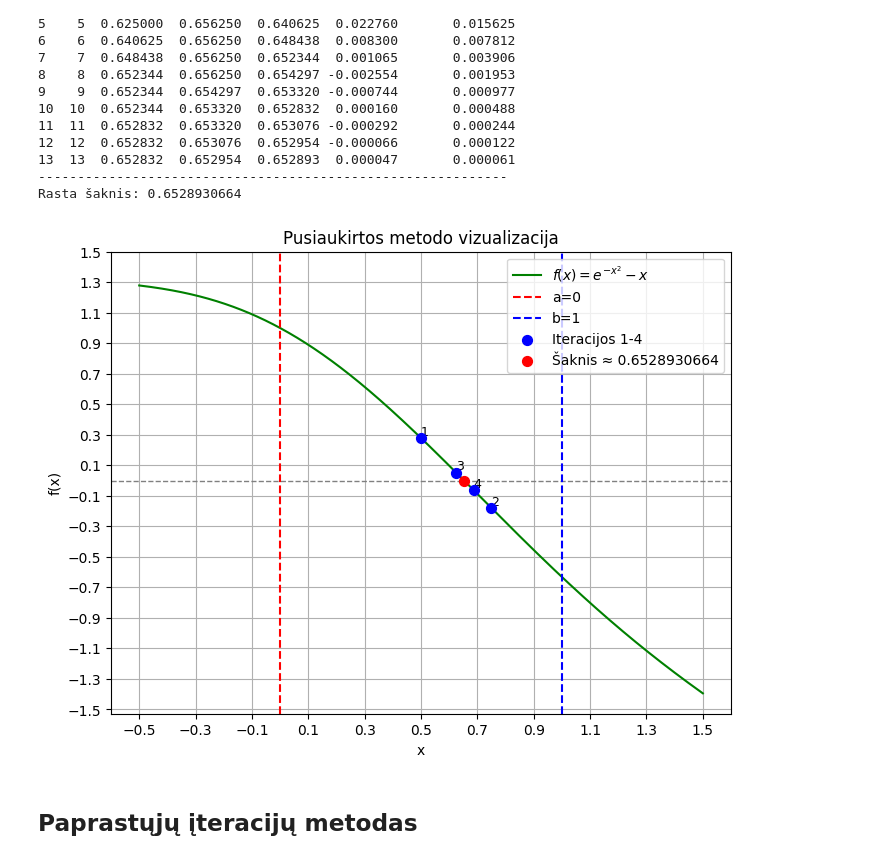
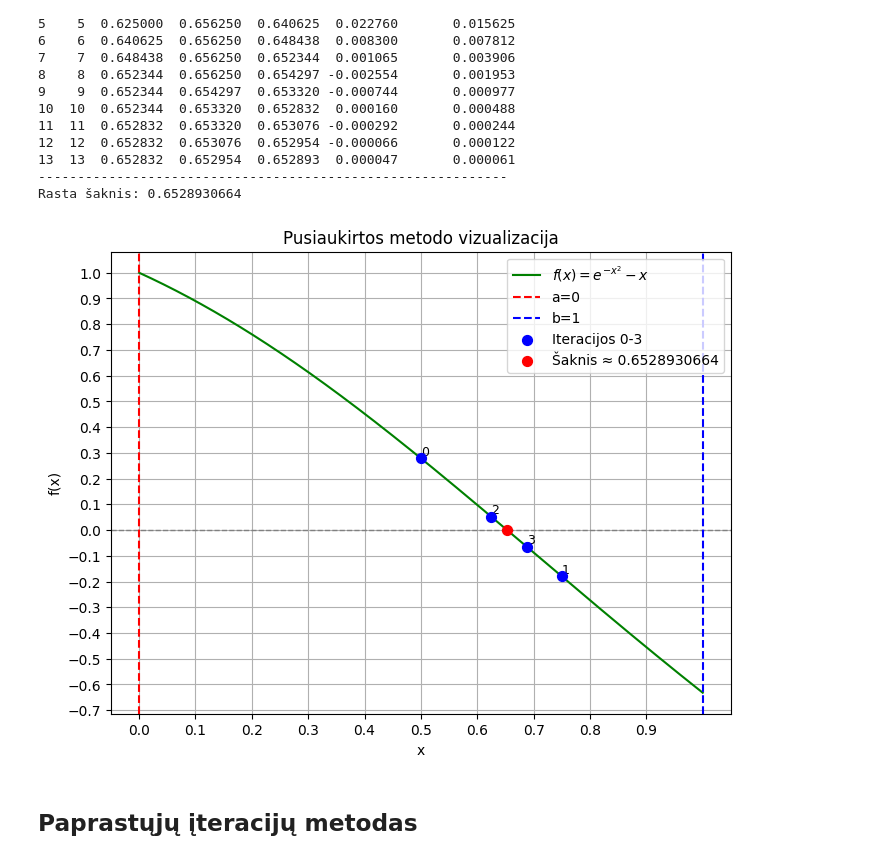
Before and after one commit to ignascerniauskas/SKAITINIAI-METODAI, a Jupyter notebook: I_Lab.ipynb, the cells around one changed output. Drawn from its saved outputs; the diff is of its cells as text; code cells hidden in the pictures.

```diff
--- a/I_Lab.ipynb
+++ b/I_Lab.ipynb
@@ -86,30 +86,30 @@ print(f"Rasta šaknis: {root:.10f}")
 ------------------------------------------------------------
 Rasta šaknis: 0.6528930664
 # %%
-x_vals = np.linspace(a-0.5, b+0.5, 1000)
+x_vals = np.linspace(a, b, 1000)
 y_vals = f(x_vals)
 
 plt.figure(figsize=(8,6))
 plt.axhline(0, color='grey', linewidth=1, linestyle='--')
 plt.plot(x_vals, y_vals, color="green", label=r"$f(x) = e^{-x^2} - x$")
 plt.axvline(a, color="red", linestyle="--", label=f"a={a}")
 plt.axvline(b, color="blue", linestyle="--", label=f"b={b}")
-plt.scatter(df["c_n"].iloc[0:4], df["f(c_n)"].iloc[0:4], color="blue", s=50, zorder=5, label="Iteracijos 1-4")
+plt.scatter(df["c_n"].iloc[0:4], df["f(c_n)"].iloc[0:4], color="blue", s=50, zorder=5, label="Iteracijos 0-3")
 plt.scatter(root, f(root), color='red', s=50, zorder=5, label=f"Šaknis ≈ {root:.10f}")
 
 for i, (x, y) in enumerate(zip(df["c_n"].iloc[0:4], df["f(c_n)"].iloc[0:4])):
-    plt.text(x, y, f"{i+1}", fontsize=9, ha="left", va="bottom")
+    plt.text(x, y, f"{i}", fontsize=9, ha="left", va="bottom")
 
 plt.title("Pusiaukirtos metodo vizualizacija")
 plt.xlabel("x")
 plt.ylabel("f(x)")
-plt.xticks(np.arange(-0.5, 1.7, 0.2))
-plt.yticks(np.arange(-1.5, 1.7, 0.2))
+plt.xticks(np.arange(0, 1, 0.1))
+plt.yticks(np.arange(-0.7, 1.1, 0.1))
 plt.legend(loc="upper right")
 plt.grid(True)
 plt.show()
 # %% [output]
-[figure, old version]
+[figure, new version]
 # %% [markdown]
 ## Paprastųjų įteracijų metodas
 # %%
```
Also changed, not shown: parts of 3 cells of this notebook.
